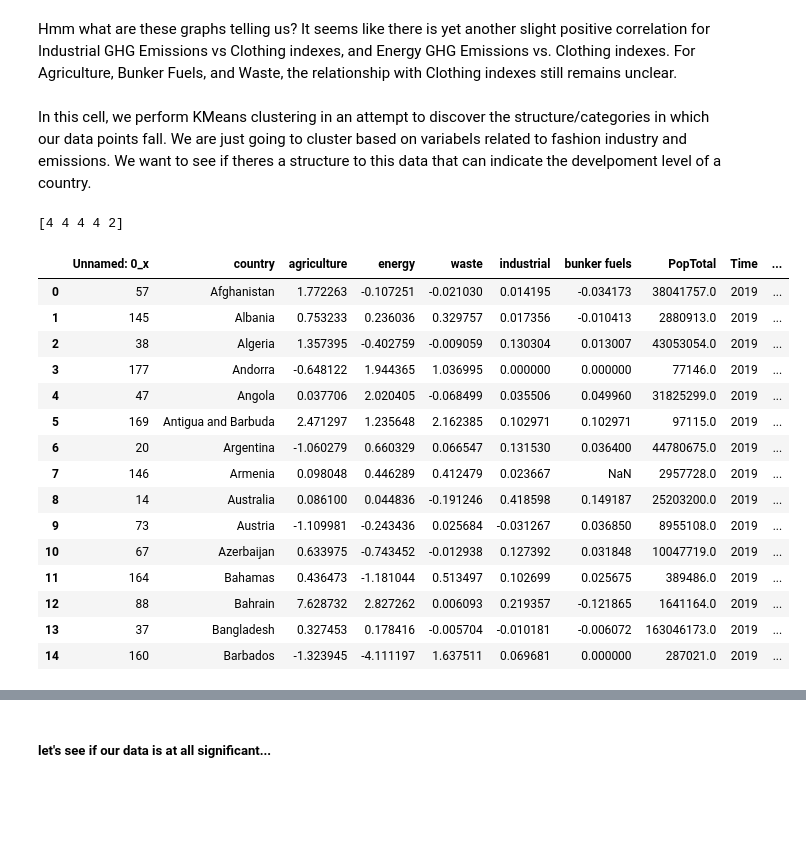
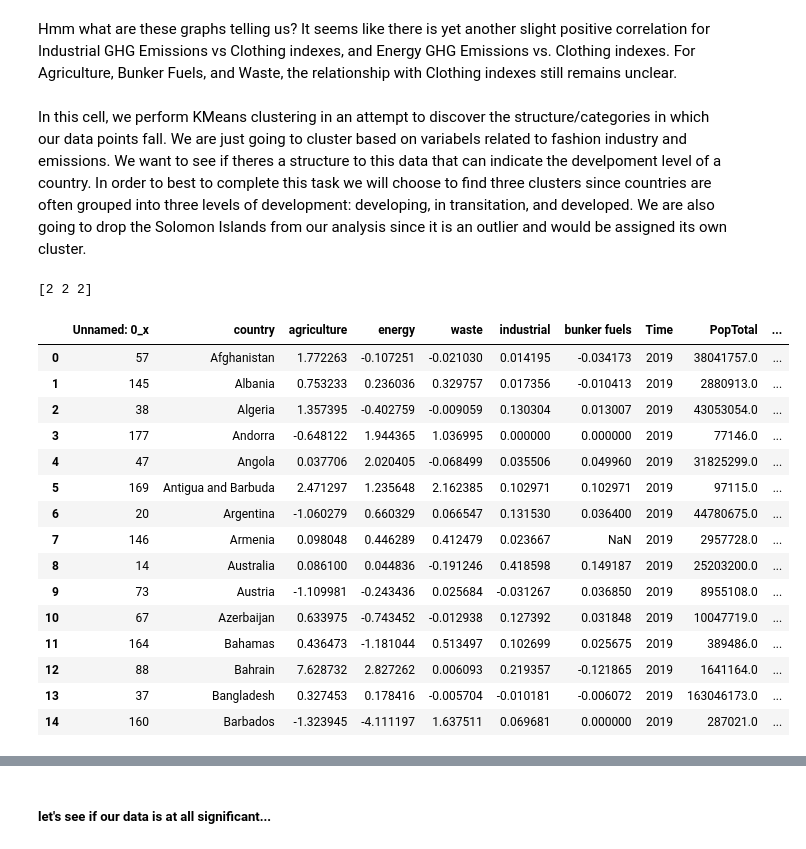
Before and after one commit to jon-pun/fa2021info2950-project, a Jupyter notebook: Phase_IV.ipynb, the cells around one changed output, grey strips where cells are left out. Drawn from its saved outputs; the diff is of its cells as text; code cells hidden in the pictures; blank space fills up the shorter version.

```diff
--- a/Phase_IV.ipynb
+++ b/Phase_IV.ipynb
@@ -403,35 +403,37 @@ for c in list:
 # %% [markdown]
 Hmm what are these graphs telling us? It seems like there is yet another slight positive correlation for Industrial GHG Emissions vs Clothing indexes, and Energy GHG Emissions vs. Clothing indexes. For Agriculture, Bunker Fuels, and Waste, the relationship with Clothing indexes still remains unclear.
 # %% [markdown]
-In this cell, we perform KMeans clustering in an attempt to discover the structure/categories in which our data points fall. We are just going to cluster based on variabels related to fashion industry and emissions. We want to see if theres a structure to this data that can indicate the develpoment level of a country.
+In this cell, we perform KMeans clustering in an attempt to discover the structure/categories in which our data points fall. We are just going to cluster based on variabels related to fashion industry and emissions. We want to see if theres a structure to this data that can indicate the develpoment level of a country. In order to best to complete this task we will choose to find three clusters since countries are often grouped into three levels of development: developing, in transitation, and developed. We are also going to drop the Solomon Islands from our analysis since it is an outlier and would be assigned its own cluster.
 # %%
-clustering = KMeans(n_clusters = 5, random_state = 15)
+analysis_two_all_temp.drop(146, inplace=True)
+analysis_two_all.drop(146, inplace=True)
+clustering = KMeans(n_clusters = 3, random_state = 15)
 KM = clustering.fit(analysis_two_all_temp[['agriculture',  'energy', 'waste', 'industrial',
                                            'bunker fuels', 'Cotton', 'Clothing', 'Garments', 'Textiles']])
-KM.cluster_centers_
+# KM.cluster_centers_
 
 cluster_labels = KM.labels_
-print(cluster_labels[:5])
+print(cluster_labels[:3])
 analysis_two_all["cluster_label"] = cluster_labels
 analysis_two_all.head(15)
 # %% [output]
-[4 4 4 4 2]
+[2 2 2]
-|  | Unnamed: 0_x | country | agriculture | energy | waste | industrial | bunker fuels | PopTotal | Time | ... |
-| 0 | 57 | Afghanistan | 1.772263 | -0.107251 | -0.021030 | 0.014195 | -0.034173 | 38041757.0 | 2019 | ... |
-| 1 | 145 | Albania | 0.753233 | 0.236036 | 0.329757 | 0.017356 | -0.010413 | 2880913.0 | 2019 | ... |
-| 2 | 38 | Algeria | 1.357395 | -0.402759 | -0.009059 | 0.130304 | 0.013007 | 43053054.0 | 2019 | ... |
-| 3 | 177 | Andorra | -0.648122 | 1.944365 | 1.036995 | 0.000000 | 0.000000 | 77146.0 | 2019 | ... |
-| 4 | 47 | Angola | 0.037706 | 2.020405 | -0.068499 | 0.035506 | 0.049960 | 31825299.0 | 2019 | ... |
-| 5 | 169 | Antigua and Barbuda | 2.471297 | 1.235648 | 2.162385 | 0.102971 | 0.102971 | 97115.0 | 2019 | ... |
-| 6 | 20 | Argentina | -1.060279 | 0.660329 | 0.066547 | 0.131530 | 0.036400 | 44780675.0 | 2019 | ... |
-| 7 | 146 | Armenia | 0.098048 | 0.446289 | 0.412479 | 0.023667 | NaN | 2957728.0 | 2019 | ... |
-| 8 | 14 | Australia | 0.086100 | 0.044836 | -0.191246 | 0.418598 | 0.149187 | 25203200.0 | 2019 | ... |
-| 9 | 73 | Austria | -1.109981 | -0.243436 | 0.025684 | -0.031267 | 0.036850 | 8955108.0 | 2019 | ... |
-| 10 | 67 | Azerbaijan | 0.633975 | -0.743452 | -0.012938 | 0.127392 | 0.031848 | 10047719.0 | 2019 | ... |
-| 11 | 164 | Bahamas | 0.436473 | -1.181044 | 0.513497 | 0.102699 | 0.025675 | 389486.0 | 2019 | ... |
-| 12 | 88 | Bahrain | 7.628732 | 2.827262 | 0.006093 | 0.219357 | -0.121865 | 1641164.0 | 2019 | ... |
-| 13 | 37 | Bangladesh | 0.327453 | 0.178416 | -0.005704 | -0.010181 | -0.006072 | 163046173.0 | 2019 | ... |
-| 14 | 160 | Barbados | -1.323945 | -4.111197 | 1.637511 | 0.069681 | 0.000000 | 287021.0 | 2019 | ... |
+|  | Unnamed: 0_x | country | agriculture | energy | waste | industrial | bunker fuels | Time | PopTotal | ... |
+| 0 | 57 | Afghanistan | 1.772263 | -0.107251 | -0.021030 | 0.014195 | -0.034173 | 2019 | 38041757.0 | ... |
+| 1 | 145 | Albania | 0.753233 | 0.236036 | 0.329757 | 0.017356 | -0.010413 | 2019 | 2880913.0 | ... |
+| 2 | 38 | Algeria | 1.357395 | -0.402759 | -0.009059 | 0.130304 | 0.013007 | 2019 | 43053054.0 | ... |
+| 3 | 177 | Andorra | -0.648122 | 1.944365 | 1.036995 | 0.000000 | 0.000000 | 2019 | 77146.0 | ... |
+| 4 | 47 | Angola | 0.037706 | 2.020405 | -0.068499 | 0.035506 | 0.049960 | 2019 | 31825299.0 | ... |
+| 5 | 169 | Antigua and Barbuda | 2.471297 | 1.235648 | 2.162385 | 0.102971 | 0.102971 | 2019 | 97115.0 | ... |
+| 6 | 20 | Argentina | -1.060279 | 0.660329 | 0.066547 | 0.131530 | 0.036400 | 2019 | 44780675.0 | ... |
+| 7 | 146 | Armenia | 0.098048 | 0.446289 | 0.412479 | 0.023667 | NaN | 2019 | 2957728.0 | ... |
+| 8 | 14 | Australia | 0.086100 | 0.044836 | -0.191246 | 0.418598 | 0.149187 | 2019 | 25203200.0 | ... |
+| 9 | 73 | Austria | -1.109981 | -0.243436 | 0.025684 | -0.031267 | 0.036850 | 2019 | 8955108.0 | ... |
+| 10 | 67 | Azerbaijan | 0.633975 | -0.743452 | -0.012938 | 0.127392 | 0.031848 | 2019 | 10047719.0 | ... |
+| 11 | 164 | Bahamas | 0.436473 | -1.181044 | 0.513497 | 0.102699 | 0.025675 | 2019 | 389486.0 | ... |
+| 12 | 88 | Bahrain | 7.628732 | 2.827262 | 0.006093 | 0.219357 | -0.121865 | 2019 | 1641164.0 | ... |
+| 13 | 37 | Bangladesh | 0.327453 | 0.178416 | -0.005704 | -0.010181 | -0.006072 | 2019 | 163046173.0 | ... |
+| 14 | 160 | Barbados | -1.323945 | -4.111197 | 1.637511 | 0.069681 | 0.000000 | 2019 | 287021.0 | ... |
 # %%
 analysis_two_all.groupby('cluster_label').count()
 # %% [output]
```
Also changed, not shown: parts of 20 cells of this notebook.
